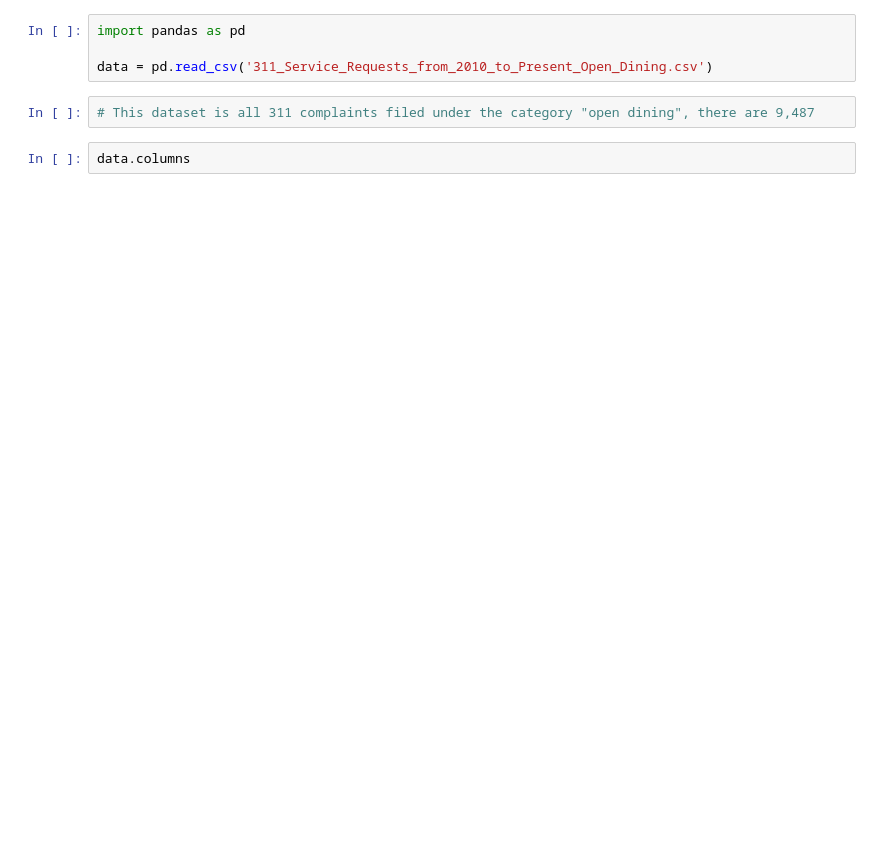
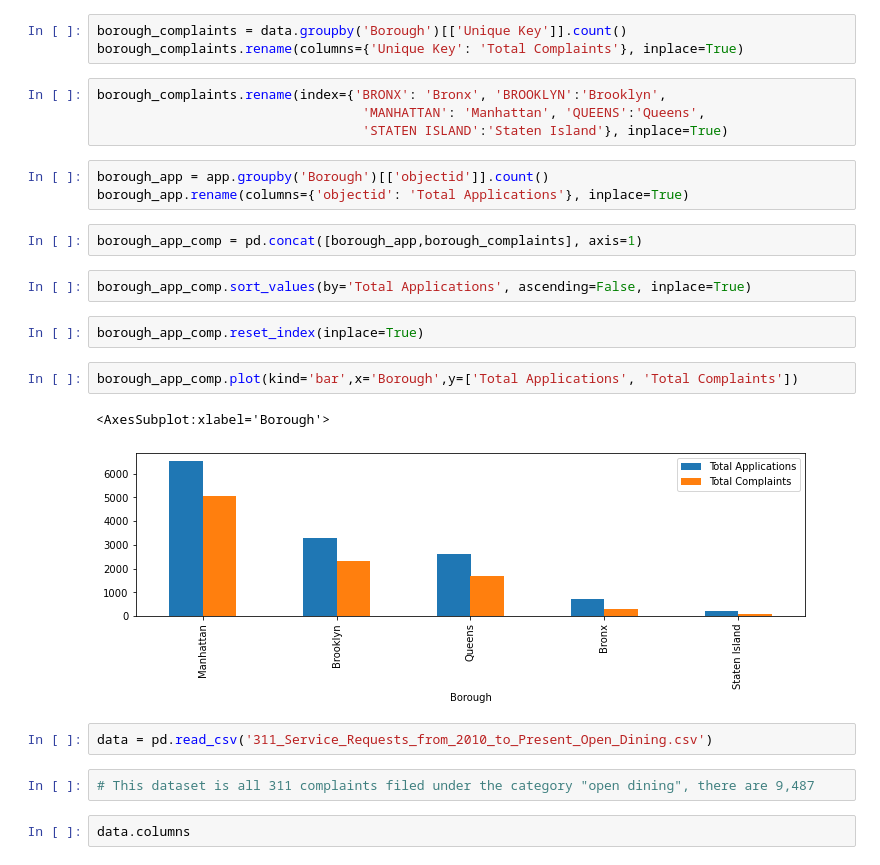
Before and after one commit to hedgekim/PDA_Open_Dining, a Jupyter notebook: PDA_Open_Dining/311_Open_Dining.ipynb, the cells around one changed output. Cells and saved outputs as stored; diff of their text form; blank space fills up the shorter version.

```diff
--- a/PDA_Open_Dining/311_Open_Dining.ipynb
+++ b/PDA_Open_Dining/311_Open_Dining.ipynb
@@ -4,6 +39,25 @@ import numpy as np
+# %%
+borough_complaints = data.groupby('Borough')[['Unique Key']].count()
+borough_complaints.rename(columns={'Unique Key': 'Total Complaints'}, inplace=True)
+# %%
+borough_complaints.rename(index={'BRONX': 'Bronx', 'BROOKLYN':'Brooklyn',
+                                  'MANHATTAN': 'Manhattan', 'QUEENS':'Queens',
+                                  'STATEN ISLAND':'Staten Island'}, inplace=True)
+# %%
+borough_app = app.groupby('Borough')[['objectid']].count()
+borough_app.rename(columns={'objectid': 'Total Applications'}, inplace=True)
+# %%
+borough_app_comp = pd.concat([borough_app,borough_complaints], axis=1)
+# %%
+borough_app_comp.sort_values(by='Total Applications', ascending=False, inplace=True)
+# %%
+borough_app_comp.reset_index(inplace=True)
+# %%
+borough_app_comp.plot(kind='bar',x='Borough',y=['Total Applications', 'Total Complaints'])
+# %% [output]
+<AxesSubplot:xlabel='Borough'>
+[figure, added]
 # %%
-import pandas as pd
-
 data = pd.read_csv('311_Service_Requests_from_2010_to_Present_Open_Dining.csv')
 # %%
 # This dataset is all 311 complaints filed under the category "open dining", there are 9,487
```
Also changed, not shown: parts of 25 cells of this notebook.
